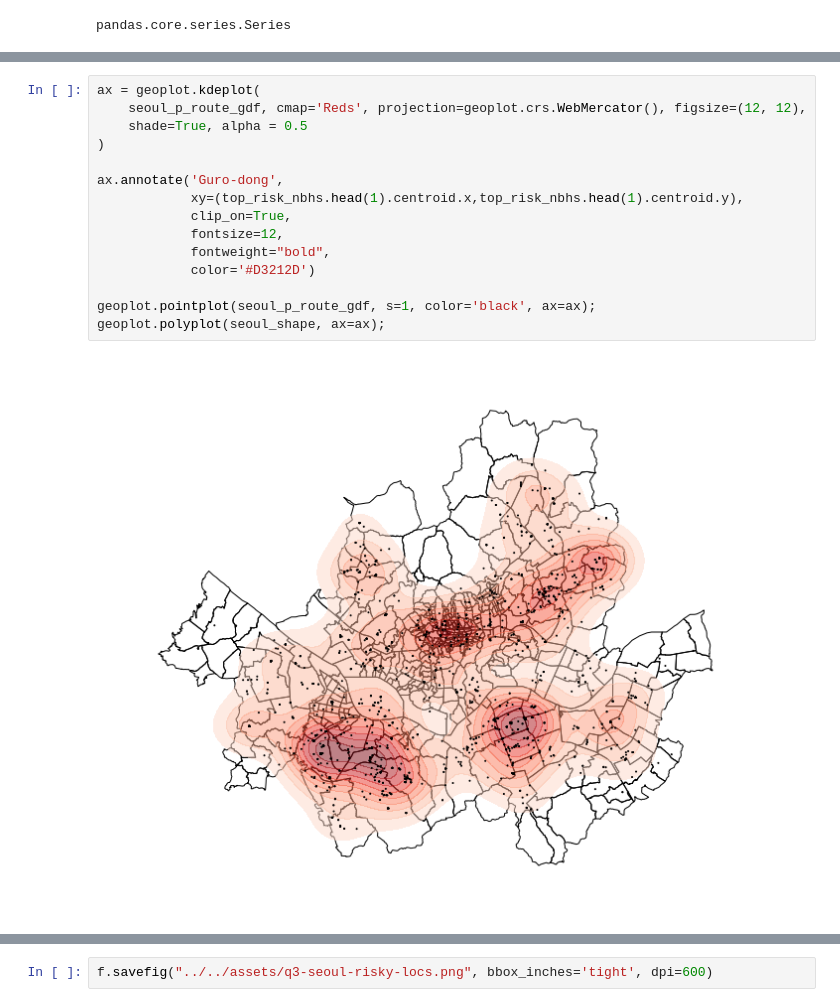
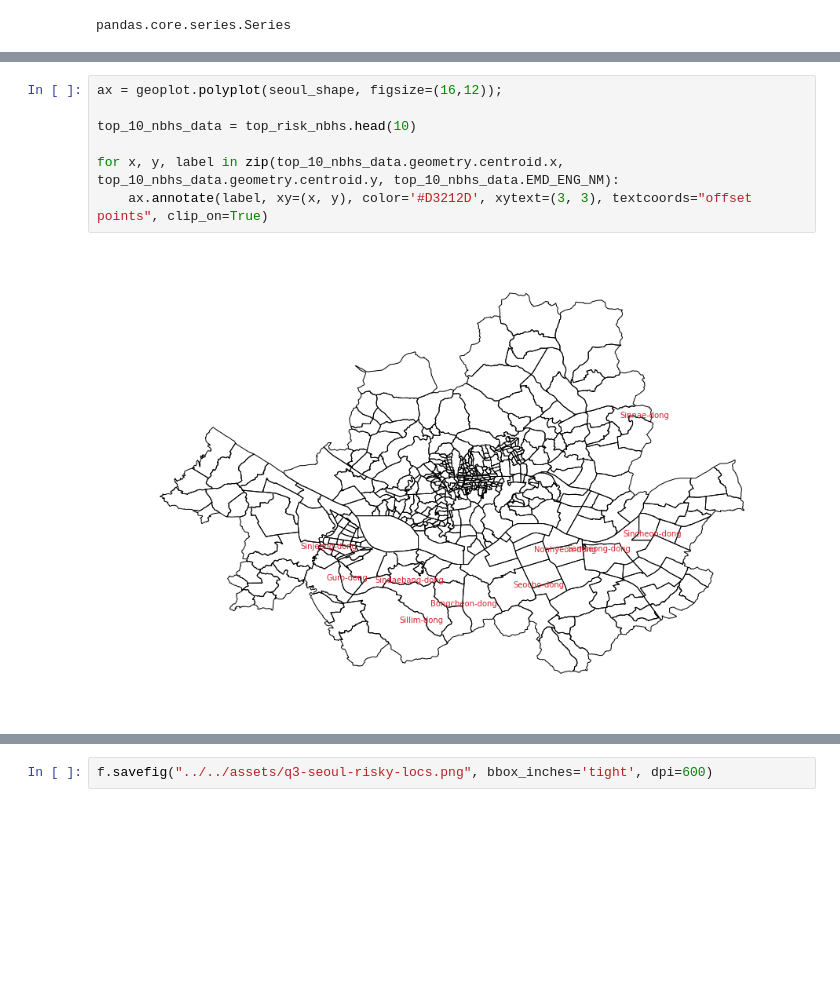
Before and after one commit to tarcisobraz/covid19-skorea, a Jupyter notebook: code/final-notebooks/q3-risky-neighborhoods-seoul.ipynb, the cells around one changed output, grey strips where cells are left out. Saved outputs shown, nothing was run; the diff lists cells and outputs as text; blank space fills up the shorter version.

Commit message:
Final version of notebook after failed attempts to improve final plot.

```diff
--- a/code/final-notebooks/q3-risky-neighborhoods-seoul.ipynb
+++ b/code/final-notebooks/q3-risky-neighborhoods-seoul.ipynb
@@ -435,20 +422,12 @@ dtype: float64, 'Guro-dong')
-# %%
-ax = geoplot.kdeplot(
-    seoul_p_route_gdf, cmap='Reds', projection=geoplot.crs.WebMercator(), figsize=(12, 12),
-    shade=True, alpha = 0.5
-)
-
-ax.annotate('Guro-dong',
-            xy=(top_risk_nbhs.head(1).centroid.x,top_risk_nbhs.head(1).centroid.y),
-            clip_on=True,
-            fontsize=12,
-            fontweight="bold",
-            color='#D3212D')
-
-geoplot.pointplot(seoul_p_route_gdf, s=1, color='black', ax=ax);
-geoplot.polyplot(seoul_shape, ax=ax);
-# %% [output]
-[figure, removed]
+# %%
+ax = geoplot.polyplot(seoul_shape, figsize=(16,12));
+
+top_10_nbhs_data = top_risk_nbhs.head(10)
+
+for x, y, label in zip(top_10_nbhs_data.geometry.centroid.x, top_10_nbhs_data.geometry.centroid.y, top_10_nbhs_data.EMD_ENG_NM):
+    ax.annotate(label, xy=(x, y), color='#D3212D', xytext=(3, 3), textcoords="offset points", clip_on=True)
+# %% [output]
+[figure, added]
 # %%
 f, axis = plt.subplots(figsize=(30, 20),subplot_kw={'projection': geoplot.crs.WebMercator()})
 
```
Also changed, not shown: parts of 3 cells of this notebook.
